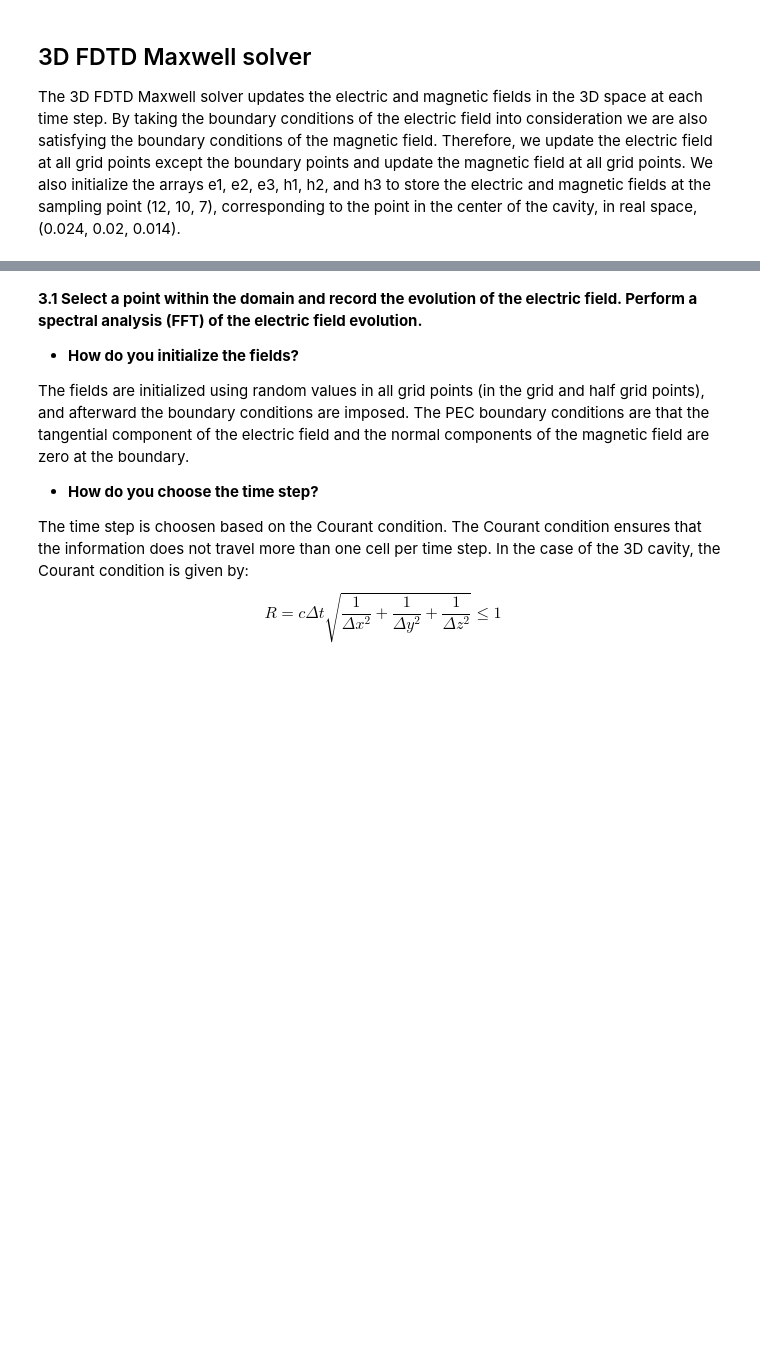
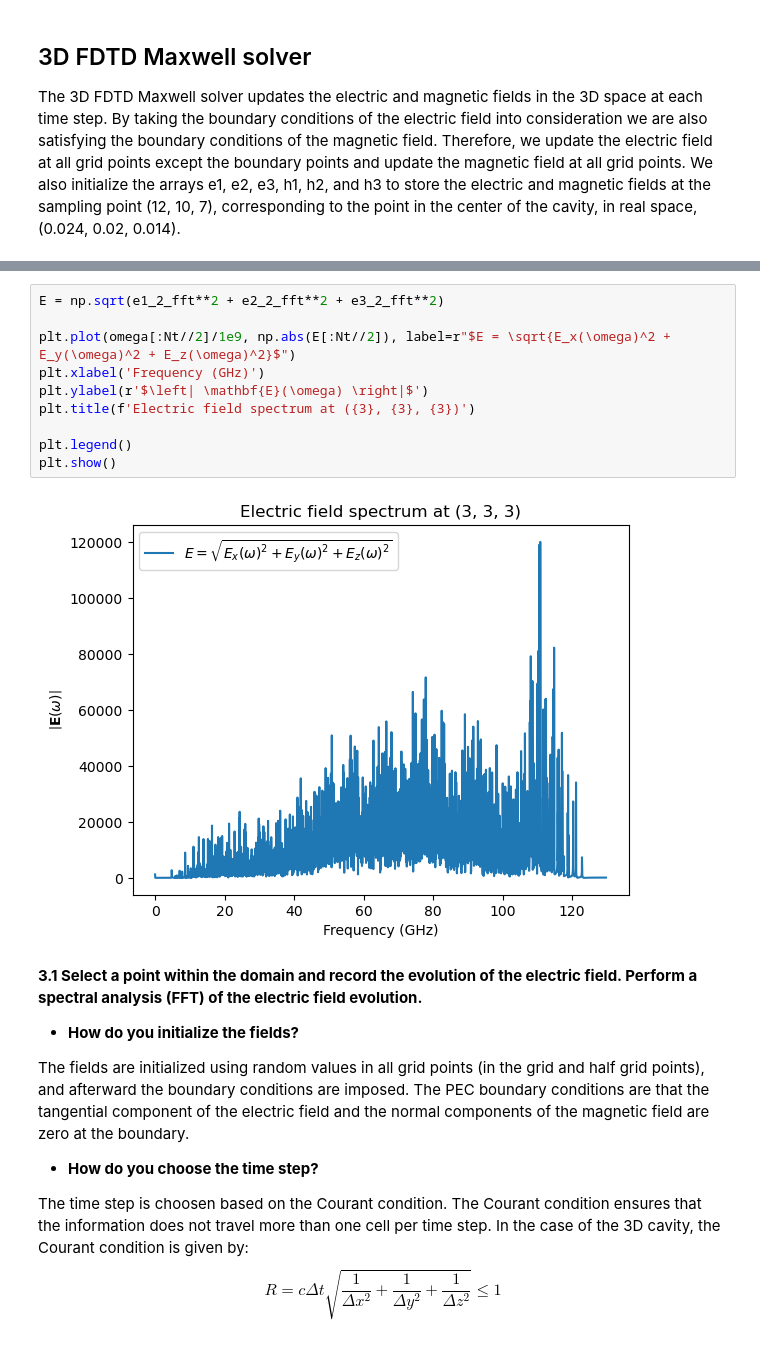
Before and after one commit to joaopedrobiu6/CompElectroMag, a Jupyter notebook: pro2/Assignment2.ipynb, the cells around one changed output, grey strips where cells are left out. Drawn from its saved outputs; the diff is of its cells as text; blank space fills up the shorter version.

```diff
--- a/pro2/Assignment2.ipynb
+++ b/pro2/Assignment2.ipynb
@@ -417,3 +429,15 @@ plt.show()
+# %%
+E = np.sqrt(e1_2_fft**2 + e2_2_fft**2 + e3_2_fft**2)
+
+plt.plot(omega[:Nt//2]/1e9, np.abs(E[:Nt//2]), label=r"$E = \sqrt{E_x(\omega)^2 + E_y(\omega)^2 + E_z(\omega)^2}$")
+plt.xlabel('Frequency (GHz)')
+plt.ylabel(r'$\left| \mathbf{E}(\omega) \right|$')
+plt.title(f'Electric field spectrum at ({3}, {3}, {3})')
+
+plt.legend()
+plt.show()
+# %% [output]
+[figure, added]
 # %% [markdown]
 **3.1 Select a point within the domain and record the evolution of the electric field. Perform a spectral analysis (FFT) of the electric field evolution.**
 - **How do you initialize the fields?**
```
Also changed, not shown: parts of 16 cells of this notebook.
